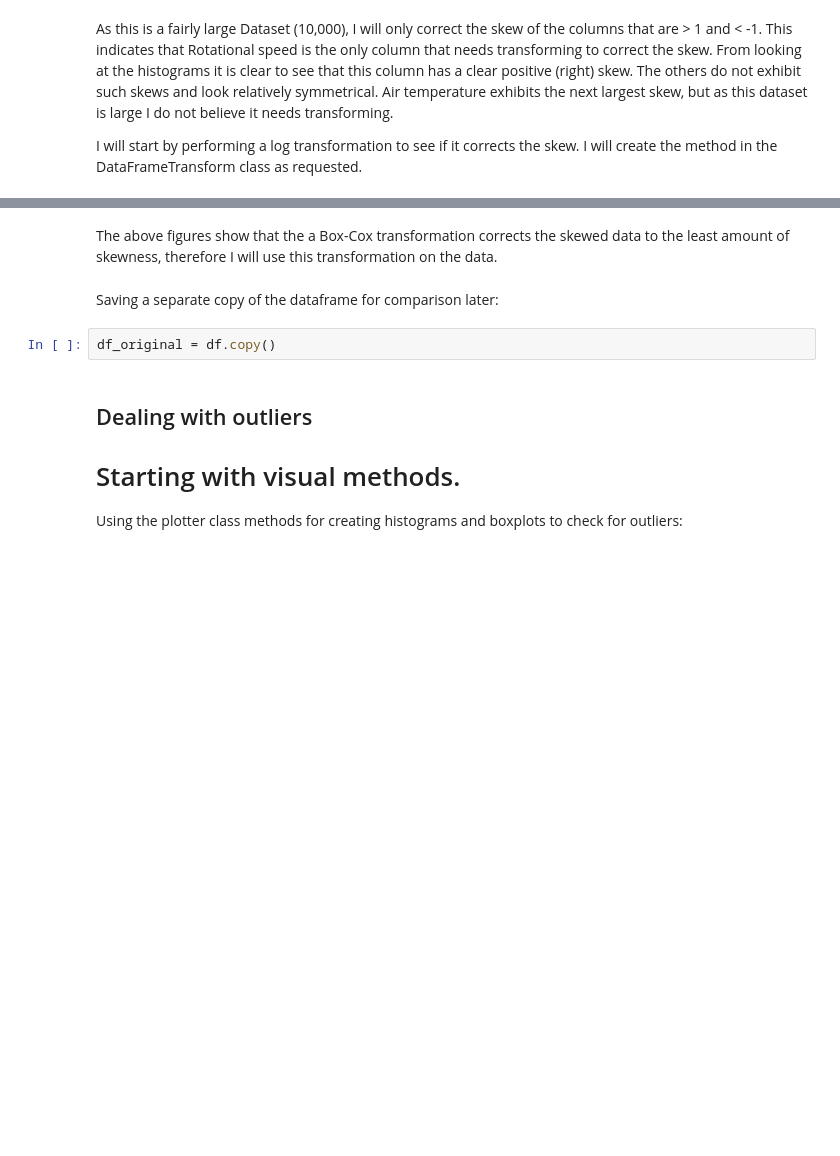
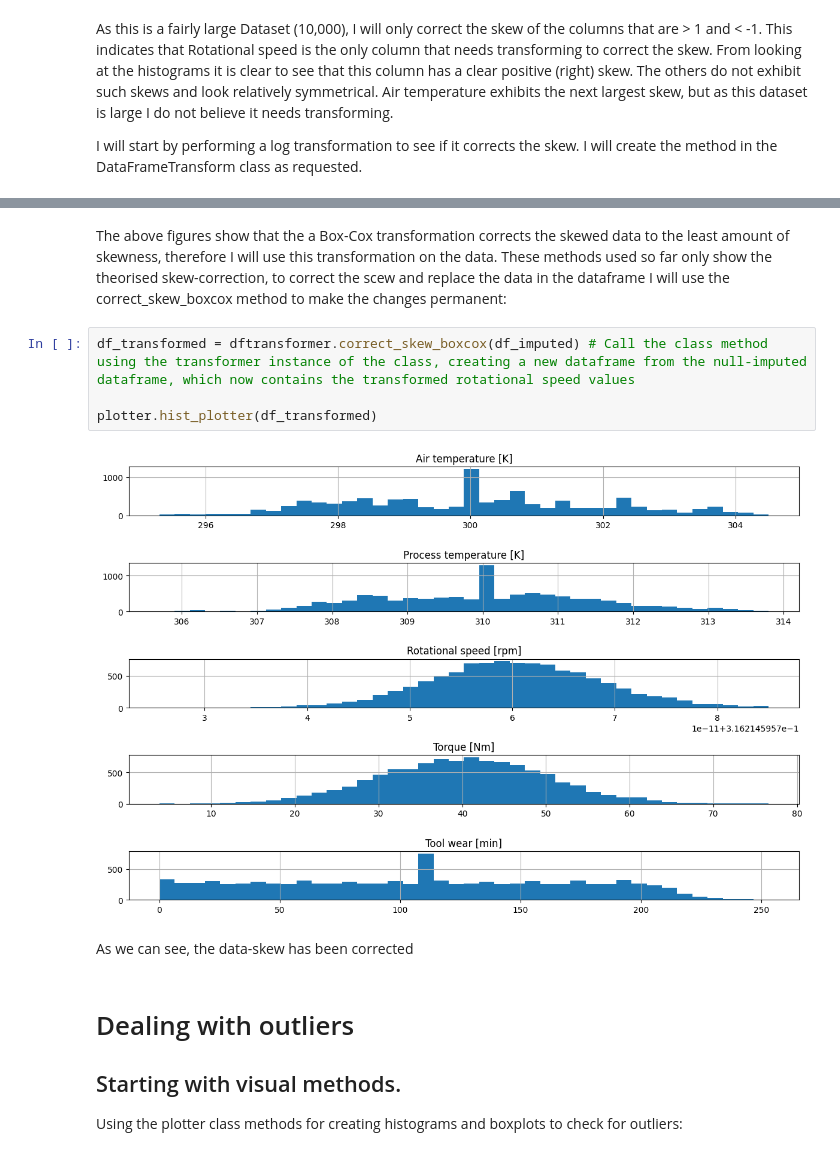
Before and after one commit to JoeWilson24/exploratory-data-analysis---the-manufacturing-process266, a Jupyter notebook: EDA.ipynb, the cells around one changed output, grey strips where cells are left out. Drawn from its saved outputs; the diff is of its cells as text; blank space fills up the shorter version.

```diff
--- a/EDA.ipynb
+++ b/EDA.ipynb
@@ -293,13 +167,17 @@ The correction after the Box-Cox transformation:
 # %% [markdown]
-The above figures show that the a Box-Cox transformation corrects the skewed data to the least amount of skewness, therefore I will use this transformation on the data.
+The above figures show that the a Box-Cox transformation corrects the skewed data to the least amount of skewness, therefore I will use this transformation on the data. These methods used so far only show the theorised skew-correction, to correct the scew and replace the data in the dataframe I will use the correct_skew_boxcox method to make the changes permanent:
-# %% [markdown]
-Saving a separate copy of the dataframe for comparison later:
-# %%
-df_original = df.copy()
+# %%
+df_transformed = dftransformer.correct_skew_boxcox(df_imputed) # Call the class method using the transformer instance of the class, creating a new dataframe from the null-imputed dataframe, which now contains the transformed rotational speed values
+
+plotter.hist_plotter(df_transformed)
+# %% [output]
+[figure, added]
+# %% [markdown]
+As we can see, the data-skew has been corrected
 # %% [markdown]
-## Dealing with outliers
+# Dealing with outliers
 
-# Starting with visual methods.
+## Starting with visual methods.
 
 Using the plotter class methods for creating histograms and boxplots to check for outliers:
 # %%
```
Also changed, not shown: parts of 27 cells of this notebook, 4 other files.
